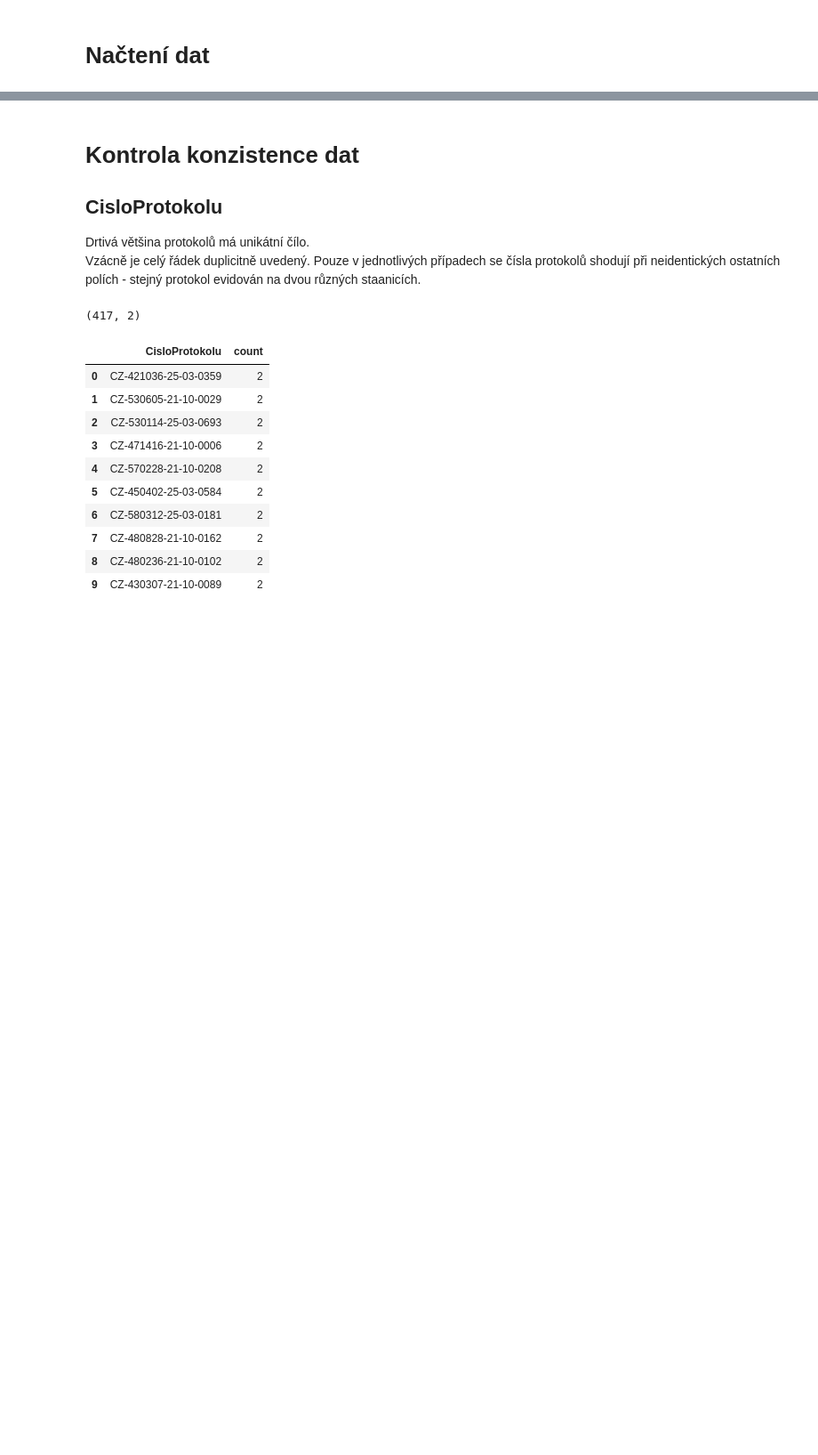
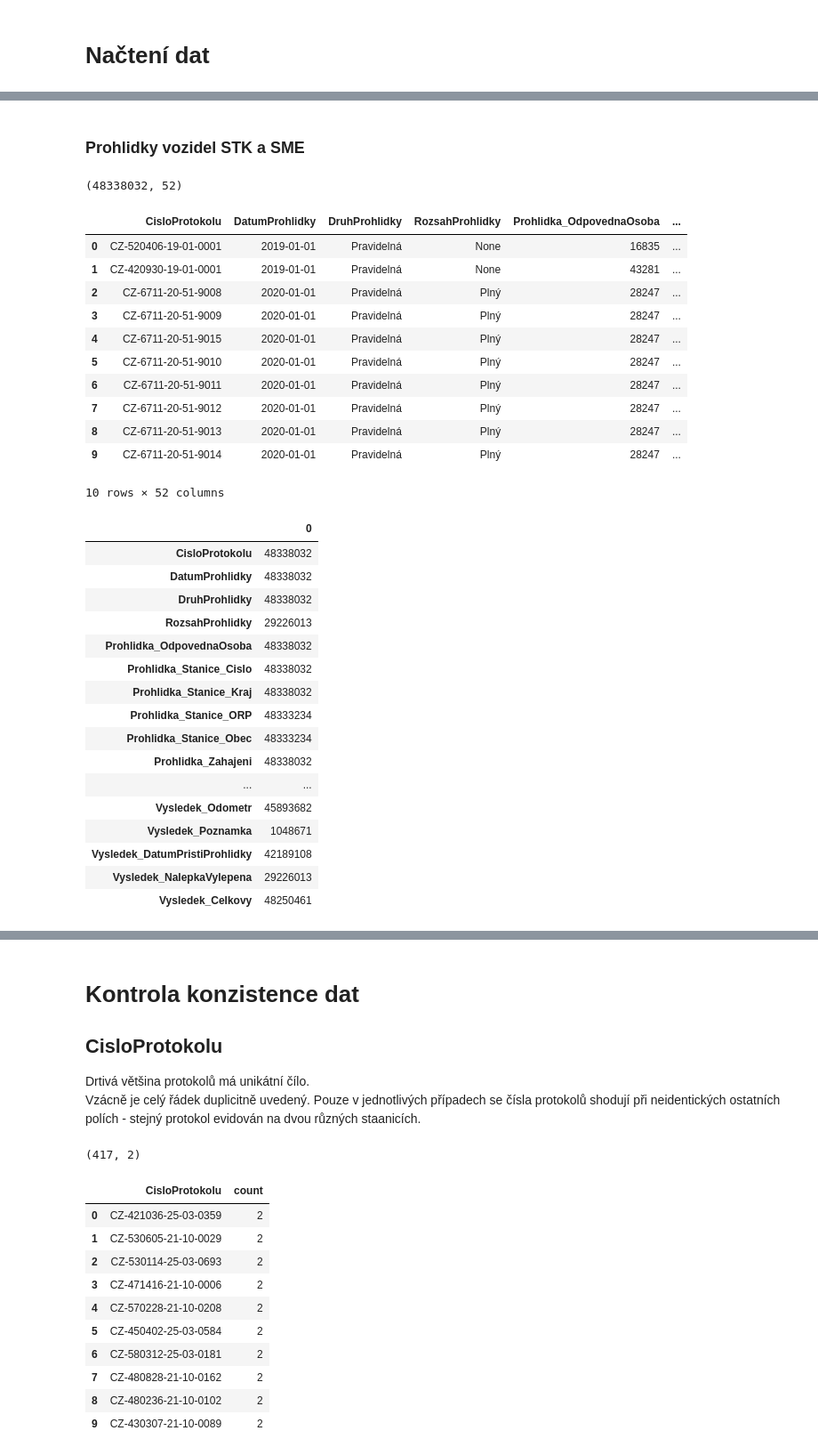
Before and after one commit to opendatalabcz/emissions-data-analysis-cz, a Jupyter notebook: kod/diesel_processing.ipynb, the cells around one changed output, grey strips where cells are left out. Shown at 89% size. Cells and saved outputs as stored; diff of their text form; code cells hidden in the pictures; blank space fills up the shorter version.

```diff
--- a/kod/diesel_processing.ipynb
+++ b/kod/diesel_processing.ipynb
@@ -71 +73,38 @@ shape: (1, 143)
+# %% [markdown]
+### Prohlidky vozidel STK a SME
+# %%
+df_technicka = pl.read_parquet('kod/data/prohlidky_vozidel_stk_a_sme/parquet/prohlidky', schema=prohlidky_schema)
+short_display(df_technicka)
+display_counts(df_technicka)
+# %% [output]
+(48338032, 52)
+|  | CisloProtokolu | DatumProhlidky | DruhProhlidky | RozsahProhlidky | Prohlidka_OdpovednaOsoba | ... |
+| 0 | CZ-520406-19-01-0001 | 2019-01-01 | Pravidelná | None | 16835 | ... |
+| 1 | CZ-420930-19-01-0001 | 2019-01-01 | Pravidelná | None | 43281 | ... |
+| 2 | CZ-6711-20-51-9008 | 2020-01-01 | Pravidelná | Plný | 28247 | ... |
+| 3 | CZ-6711-20-51-9009 | 2020-01-01 | Pravidelná | Plný | 28247 | ... |
+| 4 | CZ-6711-20-51-9015 | 2020-01-01 | Pravidelná | Plný | 28247 | ... |
+| 5 | CZ-6711-20-51-9010 | 2020-01-01 | Pravidelná | Plný | 28247 | ... |
+| 6 | CZ-6711-20-51-9011 | 2020-01-01 | Pravidelná | Plný | 28247 | ... |
+| 7 | CZ-6711-20-51-9012 | 2020-01-01 | Pravidelná | Plný | 28247 | ... |
+| 8 | CZ-6711-20-51-9013 | 2020-01-01 | Pravidelná | Plný | 28247 | ... |
+| 9 | CZ-6711-20-51-9014 | 2020-01-01 | Pravidelná | Plný | 28247 | ... |
+10 rows × 52 columns
+|  | 0 |
+| CisloProtokolu | 48338032 |
+| DatumProhlidky | 48338032 |
+| DruhProhlidky | 48338032 |
+| RozsahProhlidky | 29226013 |
+| Prohlidka_OdpovednaOsoba | 48338032 |
+| Prohlidka_Stanice_Cislo | 48338032 |
+| Prohlidka_Stanice_Kraj | 48338032 |
+| Prohlidka_Stanice_ORP | 48333234 |
+| Prohlidka_Stanice_Obec | 48333234 |
+| Prohlidka_Zahajeni | 48338032 |
+| ... | ... |
+| Vysledek_Odometr | 45893682 |
+| Vysledek_Poznamka | 1048671 |
+| Vysledek_DatumPristiProhlidky | 42189108 |
+| Vysledek_NalepkaVylepena | 29226013 |
+| Vysledek_Celkovy | 48250461 |
 # %% [markdown]
```
Also changed, not shown: parts of 8 cells of this notebook, 2 other files.
